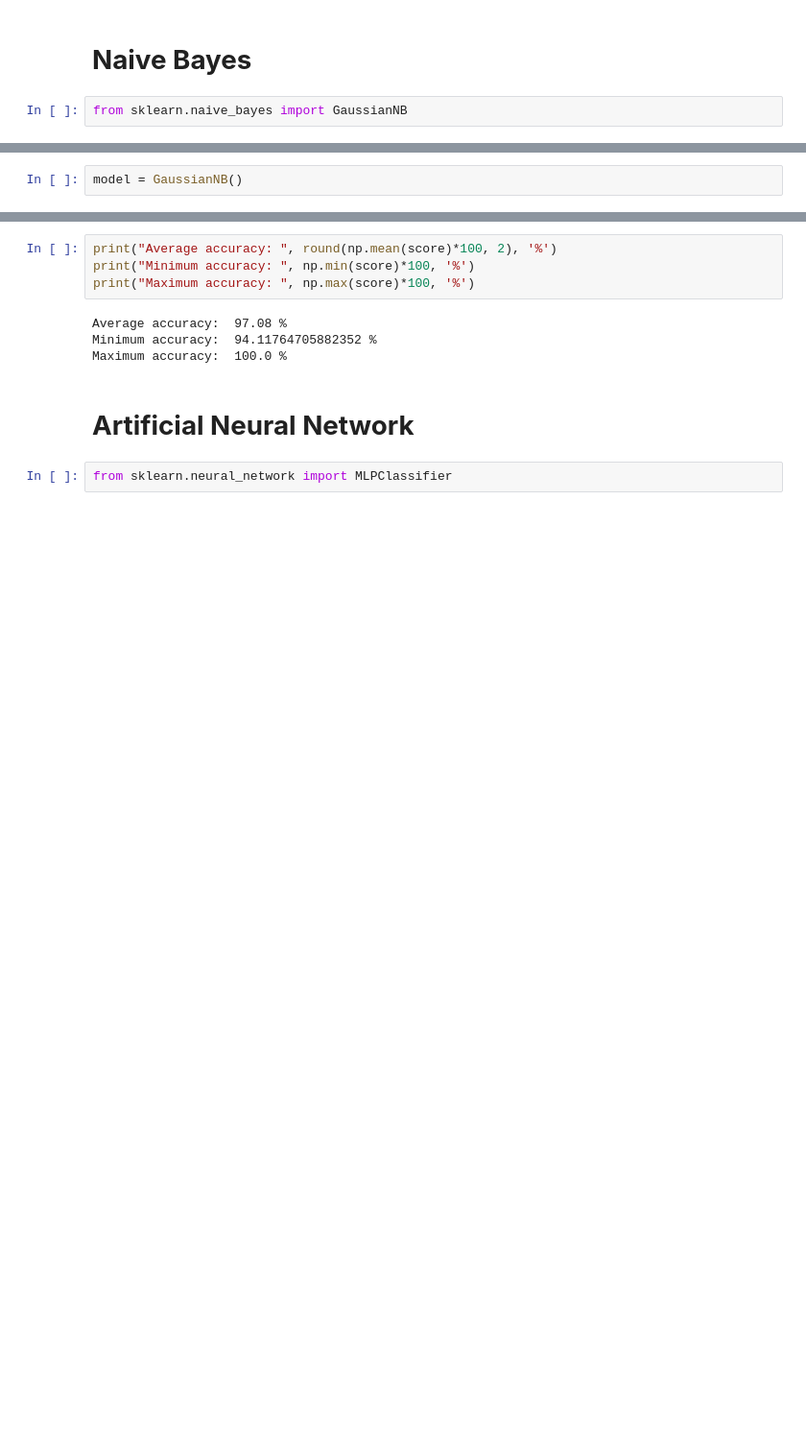
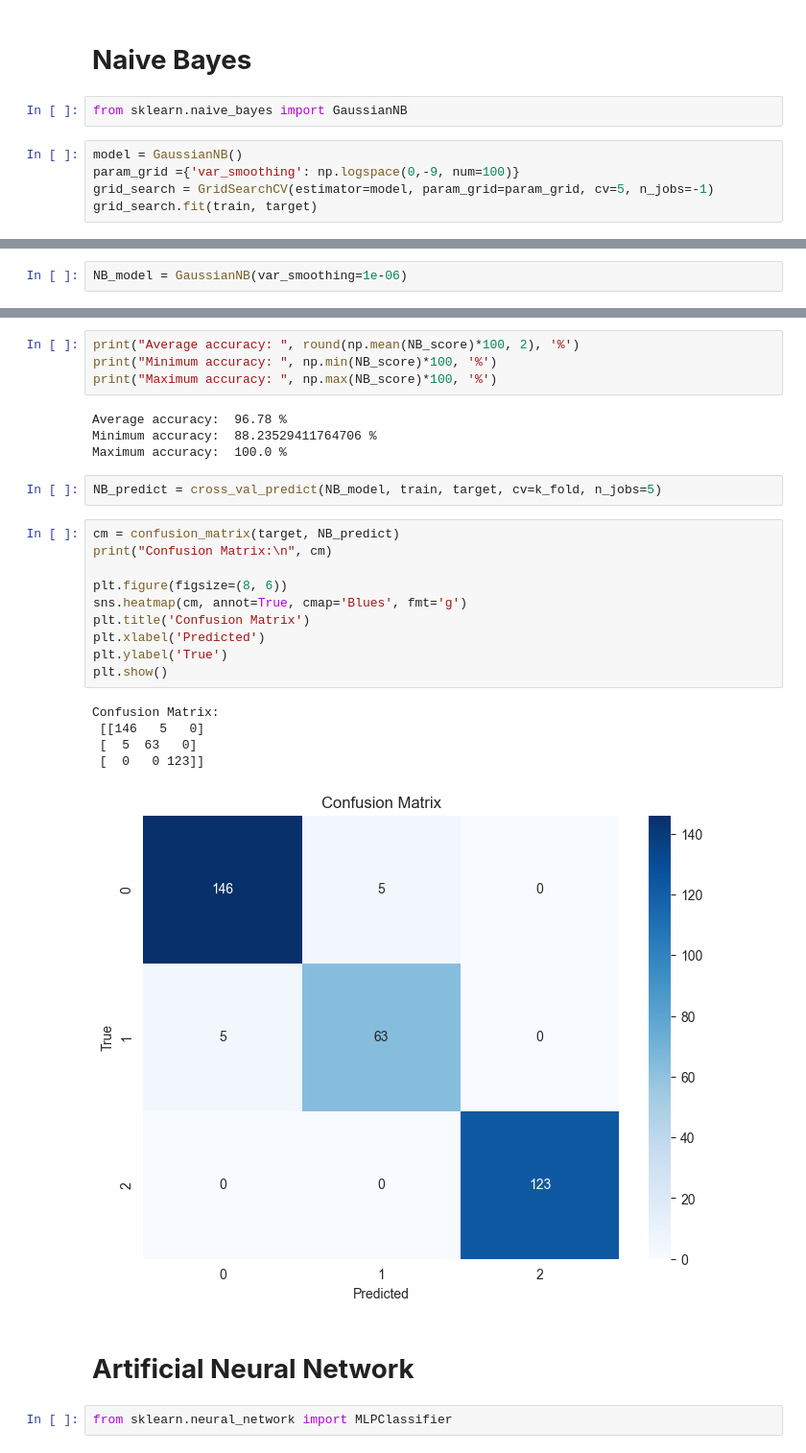
Before and after one commit to Gdankz/Machine-Learning, a Jupyter notebook: 225314095.ipynb, the cells around one changed output, grey strips where cells are left out. Shown at 96% size. Drawn from its saved outputs; the diff is of its cells as text; blank space fills up the shorter version.

```diff
--- a/225314095.ipynb
+++ b/225314095.ipynb
@@ -356,3 +422,8 @@ Maximum accuracy:  100.0 %
 # **Naive Bayes**
 # %%
 from sklearn.naive_bayes import GaussianNB
+# %%
+model = GaussianNB()
+param_grid ={'var_smoothing': np.logspace(0,-9, num=100)}
+grid_search = GridSearchCV(estimator=model, param_grid=param_grid, cv=5, n_jobs=-1)
+grid_search.fit(train, target)
@@ -359,3 +449,3 @@ from sklearn.naive_bayes import GaussianNB
 # %%
-model = GaussianNB()
+NB_model = GaussianNB(var_smoothing=1e-06)
 # %%
@@ -367,11 +457,29 @@ print(score)
 # %%
-print("Average accuracy: ", round(np.mean(score)*100, 2), '%')
-print("Minimum accuracy: ", np.min(score)*100, '%')
-print("Maximum accuracy: ", np.max(score)*100, '%')
+print("Average accuracy: ", round(np.mean(NB_score)*100, 2), '%')
+print("Minimum accuracy: ", np.min(NB_score)*100, '%')
+print("Maximum accuracy: ", np.max(NB_score)*100, '%')
 # %% [output]
-Average accuracy:  97.08 %
-Minimum accuracy:  94.11764705882352 %
+Average accuracy:  96.78 %
+Minimum accuracy:  88.23529411764706 %
 Maximum accuracy:  100.0 %
+# %%
+NB_predict = cross_val_predict(NB_model, train, target, cv=k_fold, n_jobs=5)
+# %%
+cm = confusion_matrix(target, NB_predict)
+print("Confusion Matrix:\n", cm)
+
+plt.figure(figsize=(8, 6))
+sns.heatmap(cm, annot=True, cmap='Blues', fmt='g')
+plt.title('Confusion Matrix')
+plt.xlabel('Predicted')
+plt.ylabel('True')
+plt.show()
+# %% [output]
+Confusion Matrix:
+ [[146   5   0]
+ [  5  63   0]
+ [  0   0 123]]
+[figure, added]
 # %% [markdown]
 # **Artificial Neural Network**
 # %%
```
Also changed, not shown: parts of 33 cells of this notebook.
